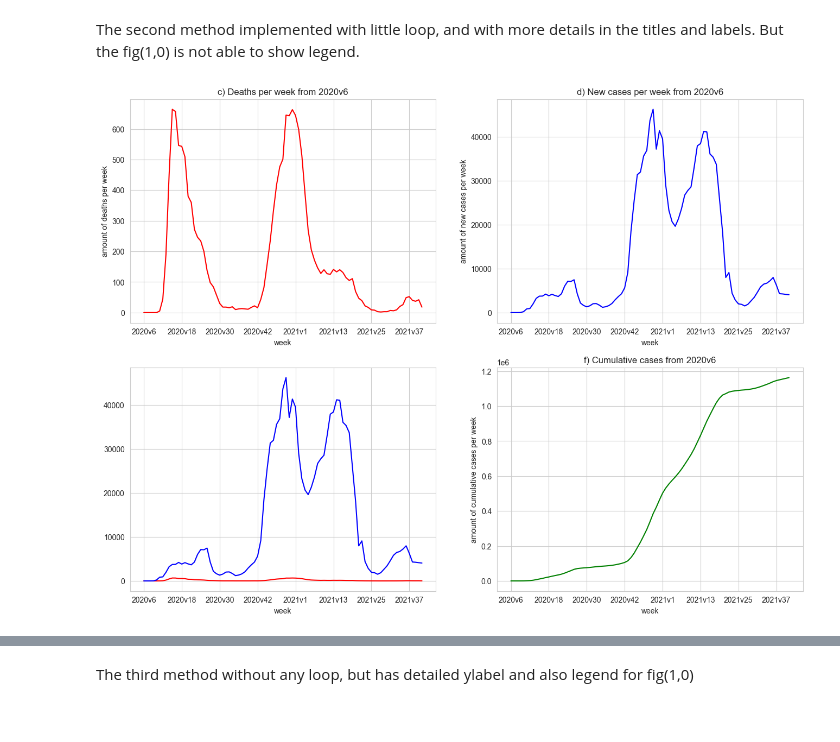
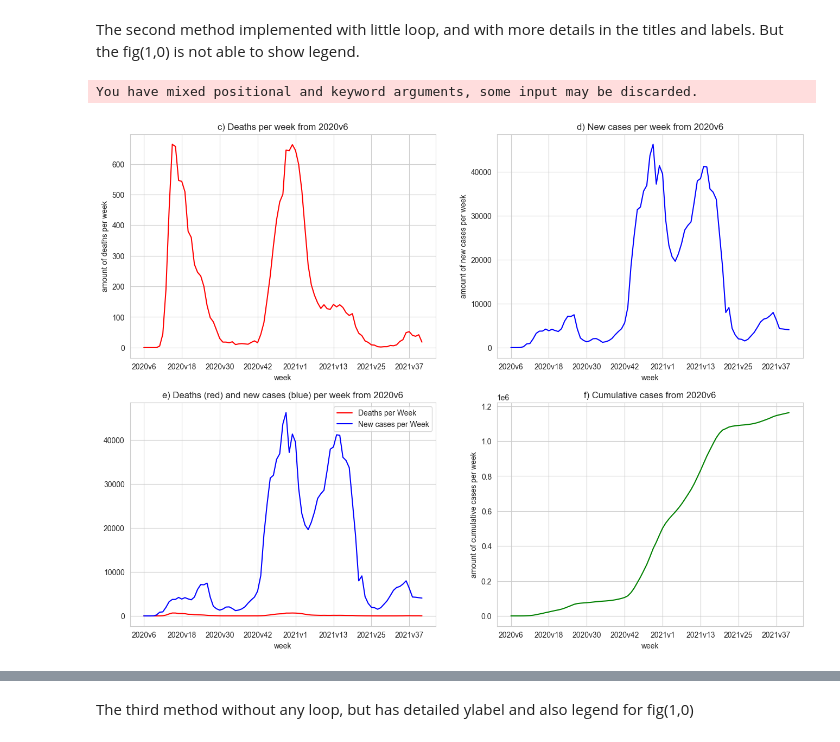
Before and after one commit to yuna-liu/Databehandling-Yuna-Liu, a Jupyter notebook: Labs/Lab1_Covid-19/lab1_covid19.ipynb, the cells around one changed output, grey strips where cells are left out. Saved outputs shown, nothing was run; the diff lists cells and outputs as text; code cells hidden in the pictures.

```diff
--- a/Labs/Lab1_Covid-19/lab1_covid19.ipynb
+++ b/Labs/Lab1_Covid-19/lab1_covid19.ipynb
@@ -163,25 +179,31 @@ But the fig(1,0) is not able to show legend.
 # %%
 fig, axes = plt.subplots(2, 2, dpi=100, figsize=(16, 12))
 sns.set_style("whitegrid")
 
 
 def sns_line(y=None, color=None, ax=None, title=None, ylabel=None):
     fig_covid19 = sns.lineplot(data=covid19, x="Vecka", y=y, color=color, ax=ax).set(title=title,
-            xticks=covid19["Vecka"][::12], xlabel="week", ylabel=ylabel)
+                                                                                     xticks=covid19["Vecka"][::12], xlabel="week", ylabel=ylabel)
     return fig_covid19
 
 
 sns_line(y="Antal_avlidna_vecka", color="red", ax=axes[0, 0],
          title="c) Deaths per week from 2020v6", ylabel="amount of deaths per week")
 sns_line(y="Antal_fall_vecka", color="blue",
          ax=axes[0, 1], title="d) New cases per week from 2020v6", ylabel="amount of new cases per week")
+
 sns_line(y="Antal_avlidna_vecka", color="red",
                 ax=axes[1, 0], title="e) Deaths (red) and new cases (blue) per week from 2020v6", ylabel="value")
-sns_line(y="Antal_fall_vecka", color="blue", ax=axes[1, 0])
+sns_line(y="Antal_fall_vecka", color="blue",
+                title="e) Deaths (red) and new cases (blue) per week from 2020v6", ax=axes[1, 0])
+
+axes[1, 0].legend(["Antal_avlidna_vecka", "Antal_fall_vecka"],
+            labels=["Deaths per Week", "New cases per Week"])
 
 sns_line(y="Kum_antal_fall", color="green", ax=axes[1, 1],
          title="f) Cumulative cases from 2020v6", ylabel="amount of cumulative cases per week")
 
 plt.savefig("Visualiseringar/Q1_covid19.png")
 # %% [output]
+You have mixed positional and keyword arguments, some input may be discarded.
-[figure, old version]
+[figure, new version]
```
Also changed, not shown: parts of 4 cells of this notebook, 8 other files.
